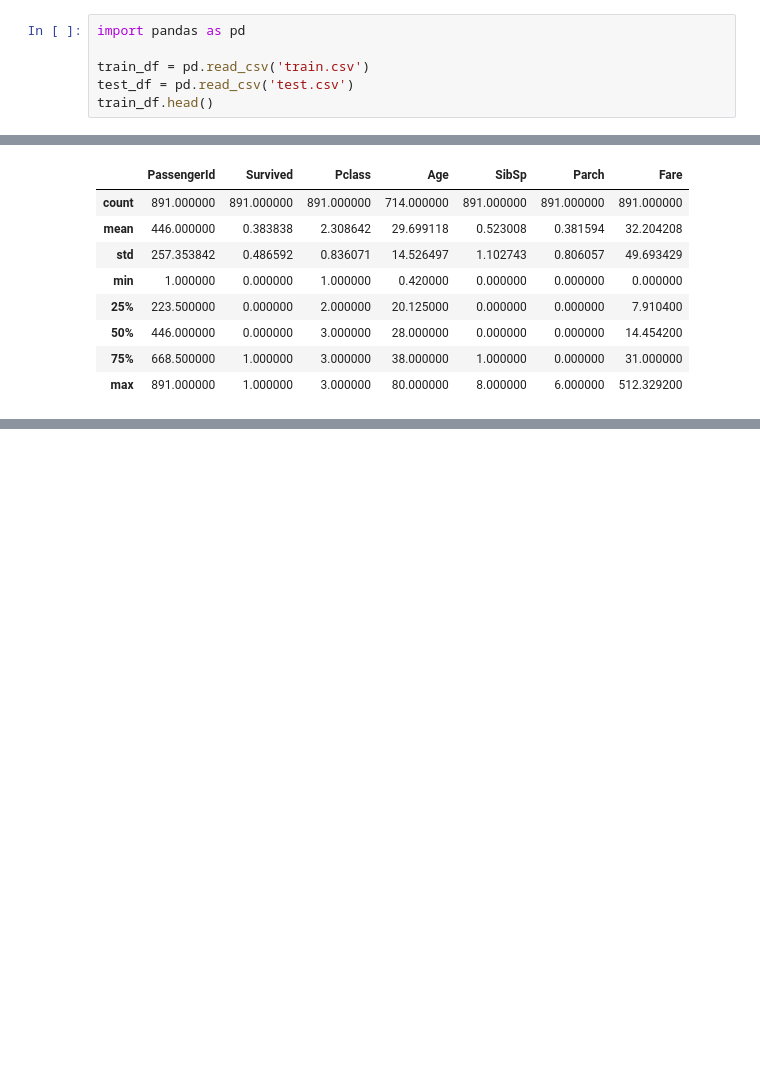
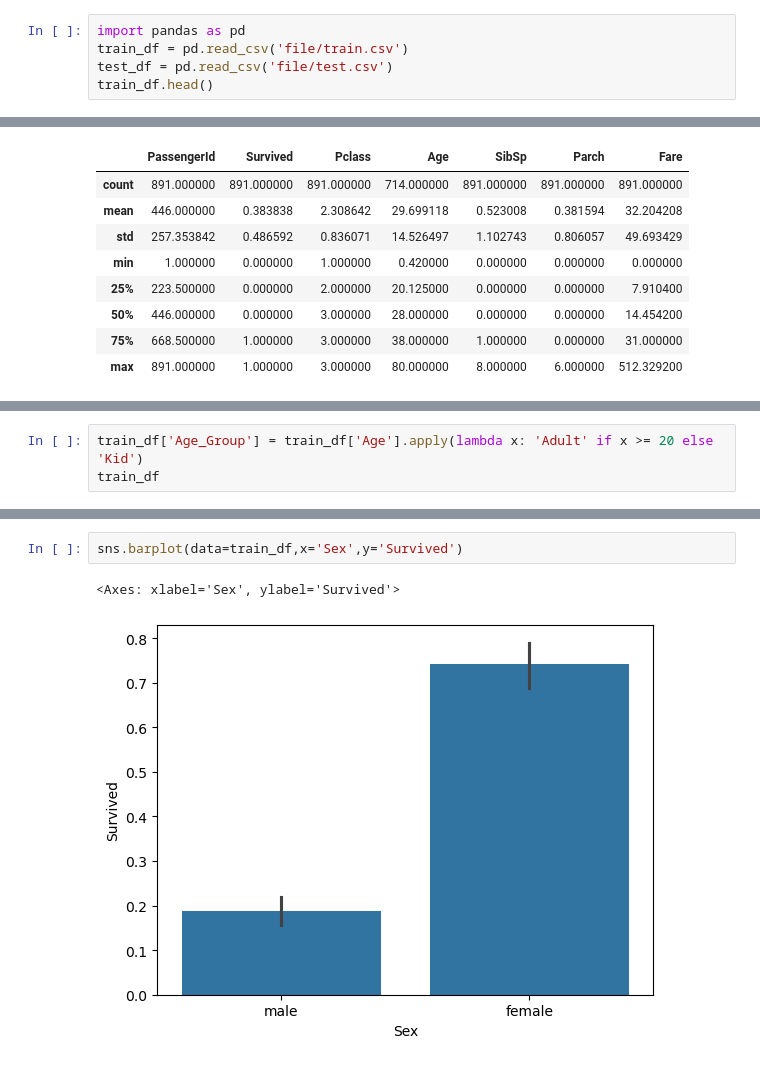
Before and after one commit to YoonMooYeol/spa, a Jupyter notebook: ch2/practice.ipynb, the cells around one changed output, grey strips where cells are left out. Cells and saved outputs as stored; diff of their text form; blank space fills up the shorter version.

```diff
--- a/ch2/practice.ipynb
+++ b/ch2/practice.ipynb
@@ -1,8 +29,7 @@
 # %%
 import pandas as pd
-
-train_df = pd.read_csv('train.csv')
-test_df = pd.read_csv('test.csv')
+train_df = pd.read_csv('file/train.csv')
+test_df = pd.read_csv('file/test.csv')
 train_df.head()
 # %% [output]
 |  | PassengerId | Survived | Pclass | Name | Sex | Age | SibSp | Parch | Ticket | Fare | ... |
@@ -116,0 +78,3 @@ memory usage: 83.7+ KB
+# %%
+train_df['Age_Group'] = train_df['Age'].apply(lambda x: 'Adult' if x >= 20 else 'Kid')
+train_df
@@ -116,0 +108,5 @@ memory usage: 83.7+ KB
+# %%
+sns.barplot(data=train_df,x='Sex',y='Survived')
+# %% [output]
+<Axes: xlabel='Sex', ylabel='Survived'>
+[figure, added]
```
Also changed, not shown: parts of 15 cells of this notebook, 16 other files.
